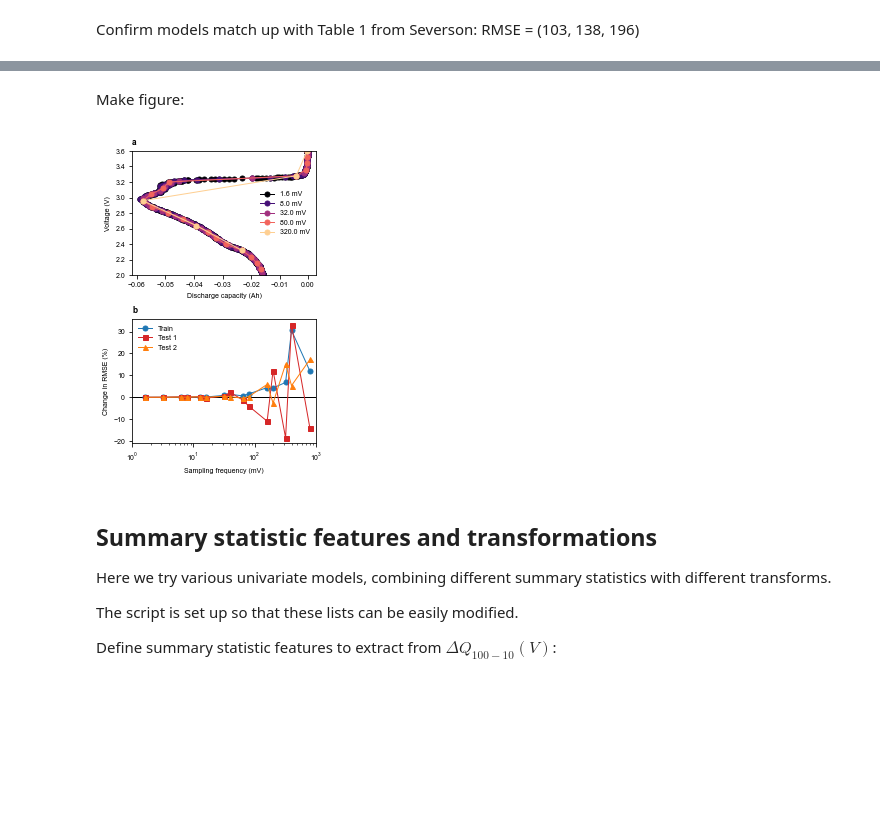
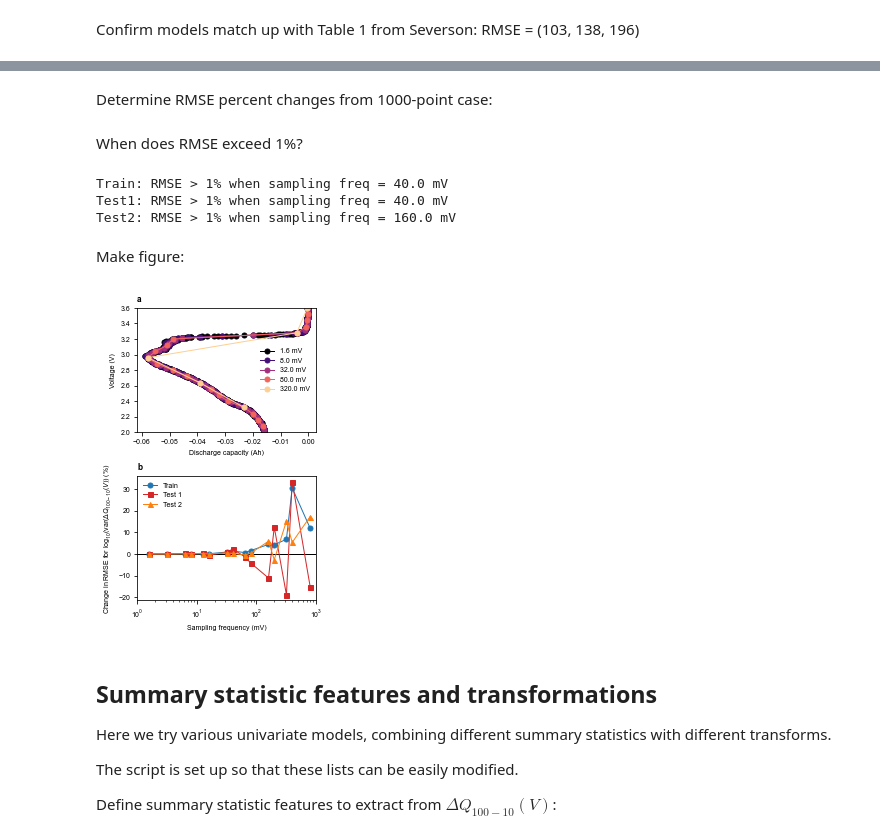
Before and after one commit to petermattia/revisit-severson-et-al, a Jupyter notebook: revisit-severson-et-al.ipynb, the cells around one changed output, grey strips where cells are left out. Saved outputs shown, nothing was run; the diff lists cells and outputs as text; code cells hidden in the pictures; blank space fills up the shorter version.

Commit message:
Cleaner code, rename figures
Clean code a bit and rename figures to be more descriptive

```diff
--- a/revisit-severson-et-al.ipynb
+++ b/revisit-severson-et-al.ipynb
@@ -112,7 +112,9 @@ Make a new version of `cycle_lives_test1` and `y_test1` that exclude the outlier
 # %%
+data_test1_mod = data_test1.copy()
 cycle_lives_test1_mod = cycle_lives_test1.copy()
 y_test1_mod = y_test1.copy()
 
+data_test1_mod = np.delete(data_test1_mod, 21, axis=0)
 cycle_lives_test1_mod = np.delete(cycle_lives_test1_mod, 21)
 y_test1_mod = np.delete(y_test1_mod, 21)
 # %% [markdown]
@@ -244,7 +254,7 @@ for k, freq in enumerate(sampling_frequencies):
 
     # Define the log10 of the variance of Q100 - Q10, with different sampling frequencies:
     X_train = np.log10(np.var((data_train[:, ::freq, 98] - data_train[:, ::freq, 8]), axis=1))
-    X_test1 = np.log10(np.var((data_test1[:, ::freq, 98] - data_test1[:, ::freq, 8]), axis=1))
+    X_test1 = np.log10(np.var((data_test1_mod[:, ::freq, 98] - data_test1_mod[:, ::freq, 8]), axis=1))
     X_test2 = np.log10(np.var((data_test2[:, ::freq, 98] - data_test2[:, ::freq, 8]), axis=1))
 
     # Scale via standarization:
@@ -263,7 +273,7 @@ for k, freq in enumerate(sampling_frequencies):
     y_test2_pred = enet.predict(X_test2_scaled)
 
     RMSE_train[k] = mean_squared_error(np.power(10, y_train), np.power(10, y_train_pred)) ** 0.5
-    RMSE_test1[k] = mean_squared_error(np.power(10, y_test1), np.power(10, y_test1_pred)) ** 0.5
+    RMSE_test1[k] = mean_squared_error(np.power(10, y_test1_mod), np.power(10, y_test1_pred)) ** 0.5
     RMSE_test2[k] = mean_squared_error(np.power(10, y_test2), np.power(10, y_test2_pred)) ** 0.5
 # %% [markdown]
 Confirm models match up with Table 1 from Severson: RMSE = (103, 138, 196)
@@ -276,7 +286,19 @@ Looks good, just a very minor difference in training error (103 vs 104)
+# %% [markdown]
+Determine RMSE percent changes from 1000-point case:
 # %%
 RMSE_train_percent_change = 100 * RMSE_train / RMSE_train[0] - 100
 RMSE_test1_percent_change = 100 * RMSE_test1 / RMSE_test1[0] - 100
 RMSE_test2_percent_change = 100 * RMSE_test2 / RMSE_test2[0] - 100
+# %% [markdown]
+When does RMSE exceed 1%?
+# %%
+print(f'Train: RMSE > 1% when sampling freq = {mV_frequencies[np.where(RMSE_train_percent_change > 1)[0][0]]} mV')
+print(f'Test1: RMSE > 1% when sampling freq = {mV_frequencies[np.where(RMSE_test1_percent_change > 1)[0][0]]} mV')
+print(f'Test2: RMSE > 1% when sampling freq = {mV_frequencies[np.where(RMSE_test2_percent_change > 1)[0][0]]} mV')
+# %% [output]
+Train: RMSE > 1% when sampling freq = 40.0 mV
+Test1: RMSE > 1% when sampling freq = 40.0 mV
+Test2: RMSE > 1% when sampling freq = 160.0 mV
 # %% [markdown]
 Make figure:
 # %%
@@ -286,39 +308,39 @@ fig, ax = plt.subplots(figsize=(fig_width, 2 * fig_height),
                        nrows=2, ncols=1)
 ax = ax.ravel()
 
 ax[0].set_title('a', loc='left', weight='bold')
 ax[1].set_title('b', loc='left', weight='bold')
 
-# Panel A
+# Panel A: Curves
 mV_frequencies_reduced = mV_frequencies[::3]
 
 sample_Qsub = Qsub[:, 98] - Qsub[:, 8] # Q100 - Q10
 
 for k, freq in enumerate(sampling_frequencies[::3]):
 
     ax[0].plot(sample_Qsub[::freq], Vdlin[::freq],
               '-o', color=colors[k], label=f'{mV_frequencies_reduced[k]} mV')
 
 ax[0].set_ylim([2.0, 3.6])
 ax[0].set_xlabel('Discharge capacity (Ah)')
 ax[0].set_ylabel('Voltage (V)')
 ax[0].legend()
 
-# Panel B
+# Panel B: RMSE vs frequency
 ax[1].semilogx(mV_frequencies, RMSE_train_percent_change, '-o', color='tab:blue', label='Train', zorder=2)
 ax[1].semilogx(mV_frequencies, RMSE_test1_percent_change, '-s', color='tab:red', label='Test 1', zorder=2)
 ax[1].semilogx(mV_frequencies, RMSE_test2_percent_change, '-^', color='tab:orange', label='Test 2', zorder=2)
 ax[1].axhline(0, color='k', zorder=1)
 ax[1].set_xlim([1, 1001])
 ax[1].set_xlabel('Sampling frequency (mV)')
-ax[1].set_ylabel('Change in RMSE (%)')
+ax[1].set_ylabel(r'Change in RMSE for $\log_{10}($var$(\Delta Q_{100-10}(V))$ (%)')
 ax[1].legend()
 
-# save
+# Save
 plt.tight_layout()
-plt.savefig(figpath / 'fig2.eps', format='eps')
+plt.savefig(figpath / 'fig2_sampling_frequency.eps', format='eps')
 # %% [output]
-[figure, old version]
+[figure, new version]
 # %% [markdown]
 ## Summary statistic features and transformations
 
```
Also changed, not shown: parts of 42 cells of this notebook, 8 other files.
